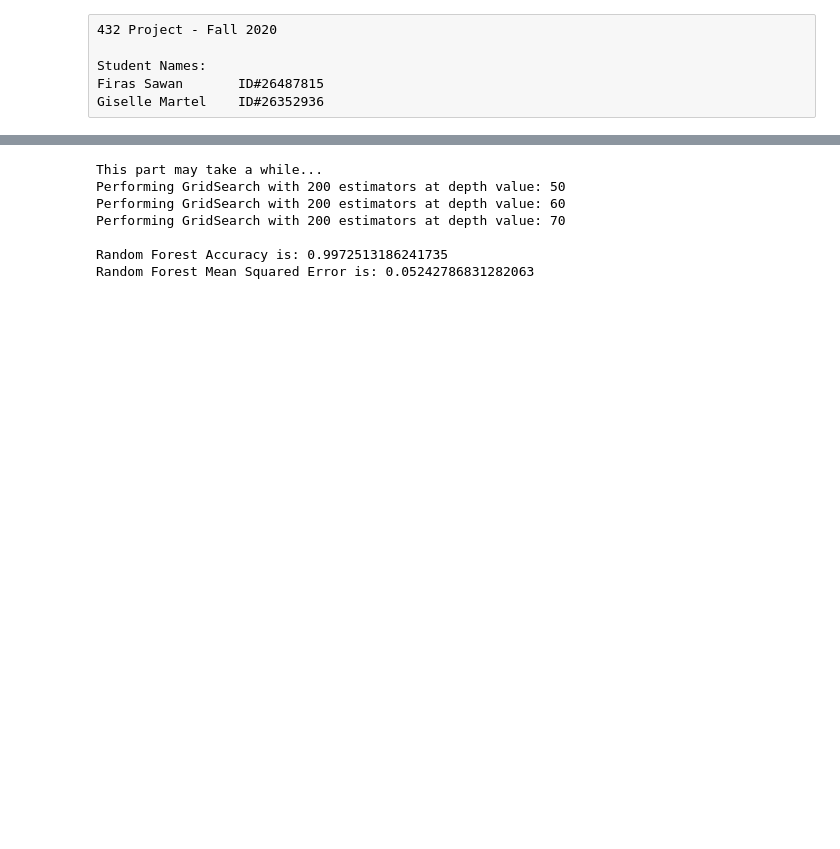
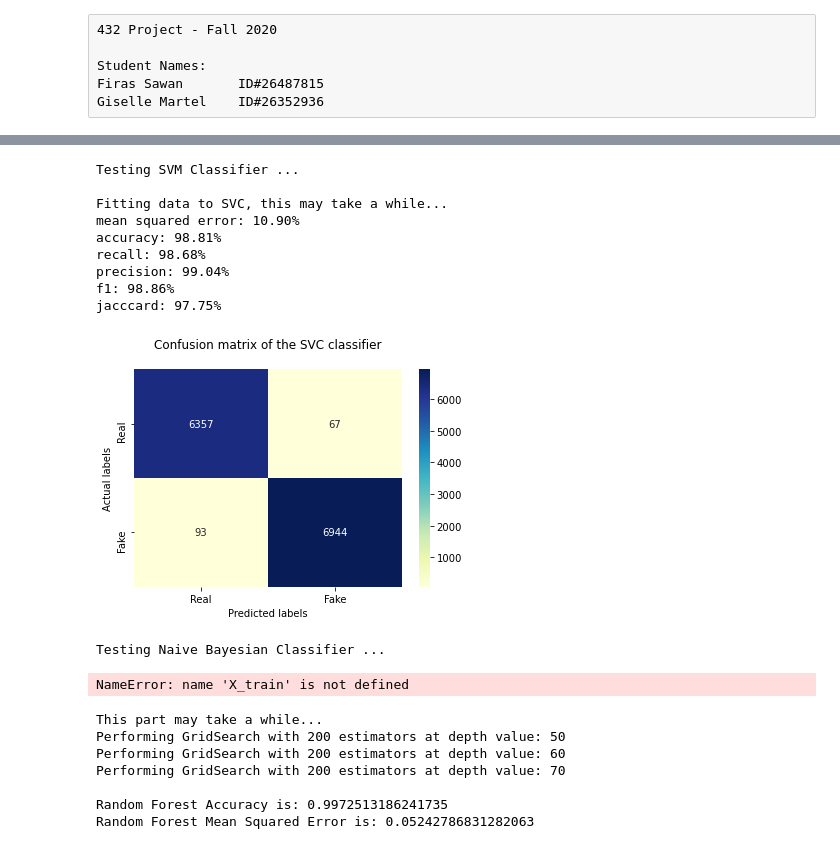
Before and after one commit to gisellemartel/FakeNewsClassifier, a Jupyter notebook: Code.ipynb, the cells around one changed output, grey strips where cells are left out. Saved outputs shown, nothing was run; the diff lists cells and outputs as text; code cells hidden in the pictures; blank space fills up the shorter version.

```diff
--- a/Code.ipynb
+++ b/Code.ipynb
@@ -56,3 +114,35 @@ Model mean Squared Error is: 2.77%
+# %%
+# Support Vector Classification
+print("\nTesting SVM Classifier ...\n")
+
+model = SVC.support_vector_machine_train(X_train, y_train)
+y_pred = SVC.support_vector_machine_predict(model, X_test)
+
+tools.display_prediction_scores(y_test,y_pred)
+tools.plot_confusion_matrix(y_test,y_pred,"SVC")
+# %% [output]
+Testing SVM Classifier ...
+
+Fitting data to SVC, this may take a while...
+mean squared error: 10.90%
+accuracy: 98.81%
+recall: 98.68%
+precision: 99.04%
+f1: 98.86%
+jacccard: 97.75%
+[figure, added]
+# %%
+# Naive Bayes Classifier
+print("\nTesting Naive Bayesian Classifier ...\n")
+
+model = NB.naive_bayesian_train(X_train, y_train)
+y_pred = NB.naive_bayesian_predict(model, X_test)
+
+tools.display_prediction_scores(y_test,y_pred)
+tools.plot_confusion_matrix(y_test,y_pred,"NaiveBayes")
+# %% [output]
+Testing Naive Bayesian Classifier ...
+NameError: name 'X_train' is not defined
 # %%
 RF.Random_Forest(X_train, X_test, y_train, y_test)
 # %% [output]
```
Also changed, not shown: parts of 6 cells of this notebook, 17 other files.
